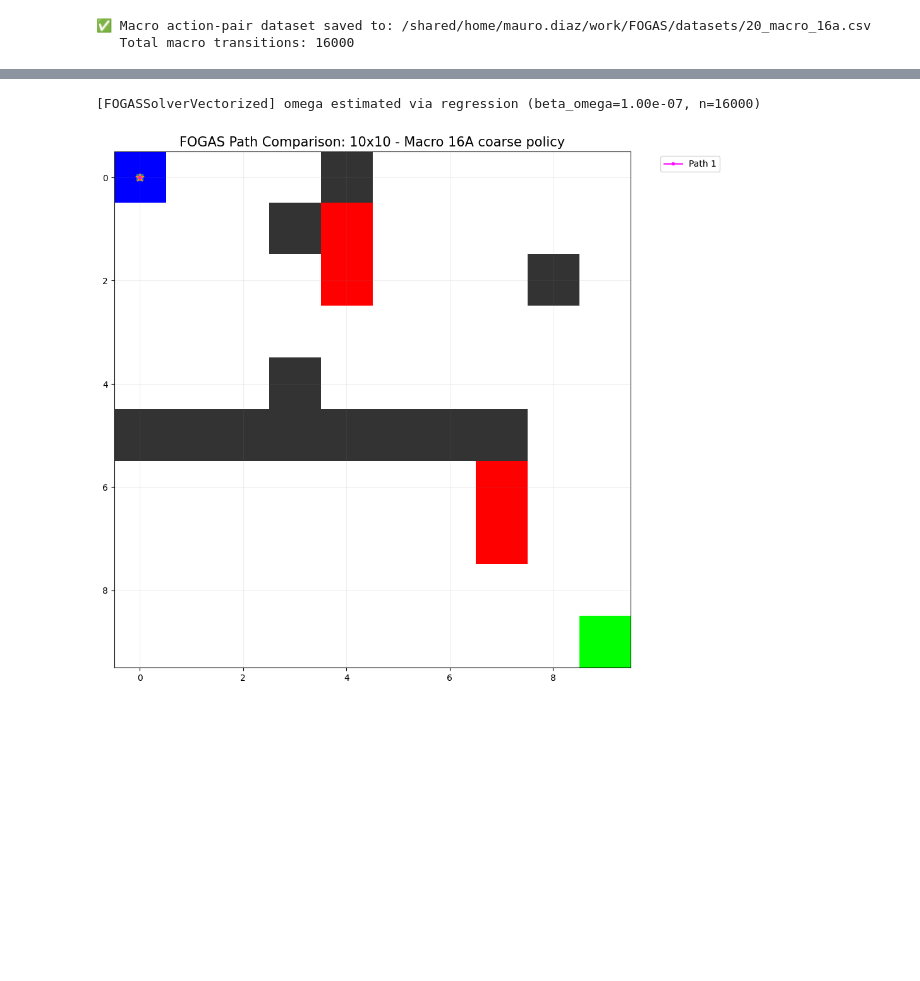
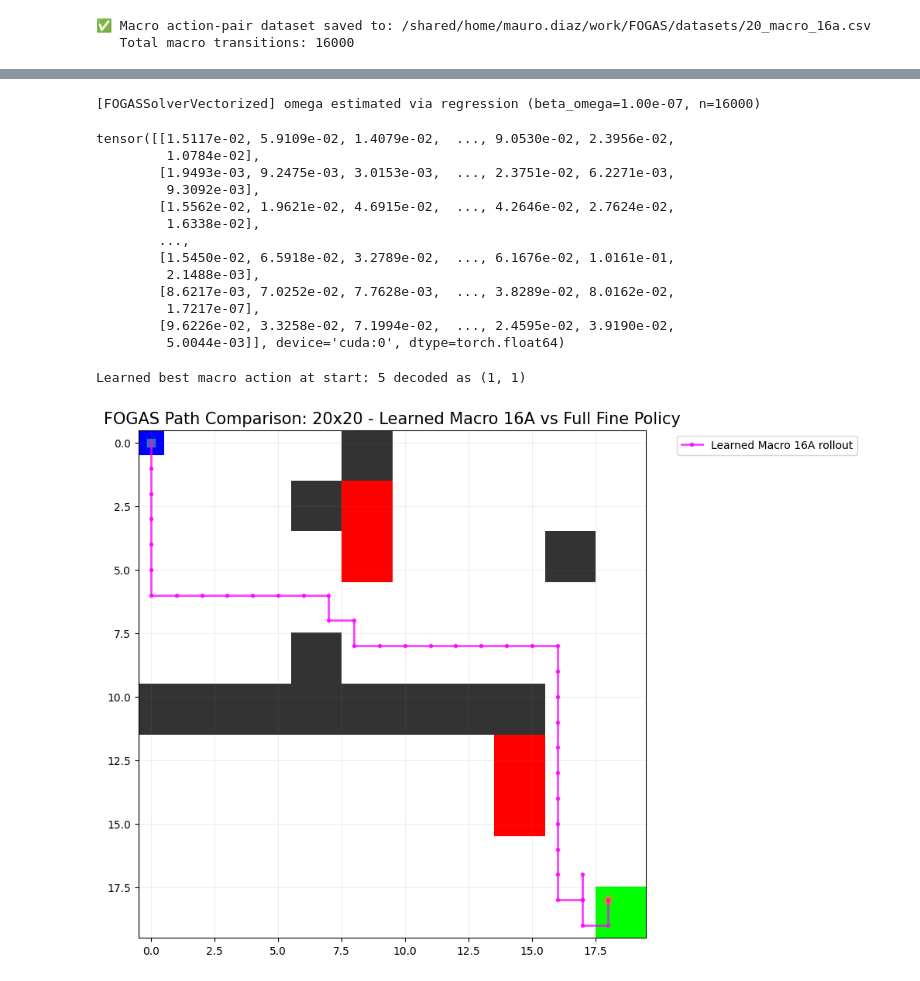
Before and after one commit to maaurod/FOGAS, a Jupyter notebook: testing_vectorized/20gird_opt.ipynb, the cells around one changed output, grey strips where cells are left out. Saved outputs shown, nothing was run; the diff lists cells and outputs as text; code cells hidden in the pictures; blank space fills up the shorter version.

```diff
--- a/testing_vectorized/20grid_diff.ipynb
+++ b/testing_vectorized/20gird_opt.ipynb
@@ -1644,11 +1744,20 @@ solver_macro_16a.run(
     eta=0.00002,
     rho=0.5,
     tqdm_print=True,
-    T=12000,
+    T=20000,
 )
-
-macro_path_10_16a = compute_optimal_path(mdp_macro_16a, mdp_data_macro_base, size=size_macro)
-plot_agent_paths_with_labels(grid_10, [macro_path_10_16a], title_suffix="- Macro 16A coarse policy")
 # %% [output]
 [FOGASSolverVectorized] omega estimated via regression (beta_omega=1.00e-07, n=16000)
-[figure, removed]
+tensor([[1.5117e-02, 5.9109e-02, 1.4079e-02,  ..., 9.0530e-02, 2.3956e-02,
+         1.0784e-02],
+        [1.9493e-03, 9.2475e-03, 3.0153e-03,  ..., 2.3751e-02, 6.2271e-03,
+         9.3092e-03],
+        [1.5562e-02, 1.9621e-02, 4.6915e-02,  ..., 4.2646e-02, 2.7624e-02,
+         1.6338e-02],
+        ...,
+        [1.5450e-02, 6.5918e-02, 3.2789e-02,  ..., 6.1676e-02, 1.0161e-01,
+         2.1488e-03],
+        [8.6217e-03, 7.0252e-02, 7.7628e-03,  ..., 3.8289e-02, 8.0162e-02,
+         1.7217e-07],
+        [9.6226e-02, 3.3258e-02, 7.1994e-02,  ..., 2.4595e-02, 3.9190e-02,
+         5.0044e-03]], device='cuda:0', dtype=torch.float64)
@@ -1735,0 +1764,27 @@ plot_agent_paths_with_labels(
+# %%
+pi_learned_16a = solver_macro_16a.pi.detach().cpu()
+
+start_state = mdp_data_macro_base["start"]
+best_a_learned = torch.argmax(pi_learned_16a[start_state]).item()
+print("Learned best macro action at start:", best_a_learned, "decoded as", decode_macro_action_16(best_a_learned))
+
+macro_rollout_16a_learned = rollout_macro_action_pair_policy_on_fine_mdp(
+    pi_macro=pi_learned_16a,
+    mdp_fine=mdp_20,
+    mdp_data_fine=mdp_data_20,
+    fine_to_coarse_state_fn=fine_to_coarse_state,
+    max_macro_steps=100,
+    deterministic=True,
+)
+
+macro_path_16a_learned_20 = [divmod(s, size_20) for s in macro_rollout_16a_learned["path"]]
+
+plot_agent_paths_with_labels(
+    grid_20,
+    paths=[macro_path_16a_learned_20],#, optimal_path_20],
+    labels=["Learned Macro 16A rollout", "Full 20x20 optimal policy"],
+    title_suffix="- Learned Macro 16A vs Full Fine Policy",
+)
+# %% [output]
+Learned best macro action at start: 5 decoded as (1, 1)
+[figure, added]
```
Also changed, not shown: parts of 6 cells of this notebook.
